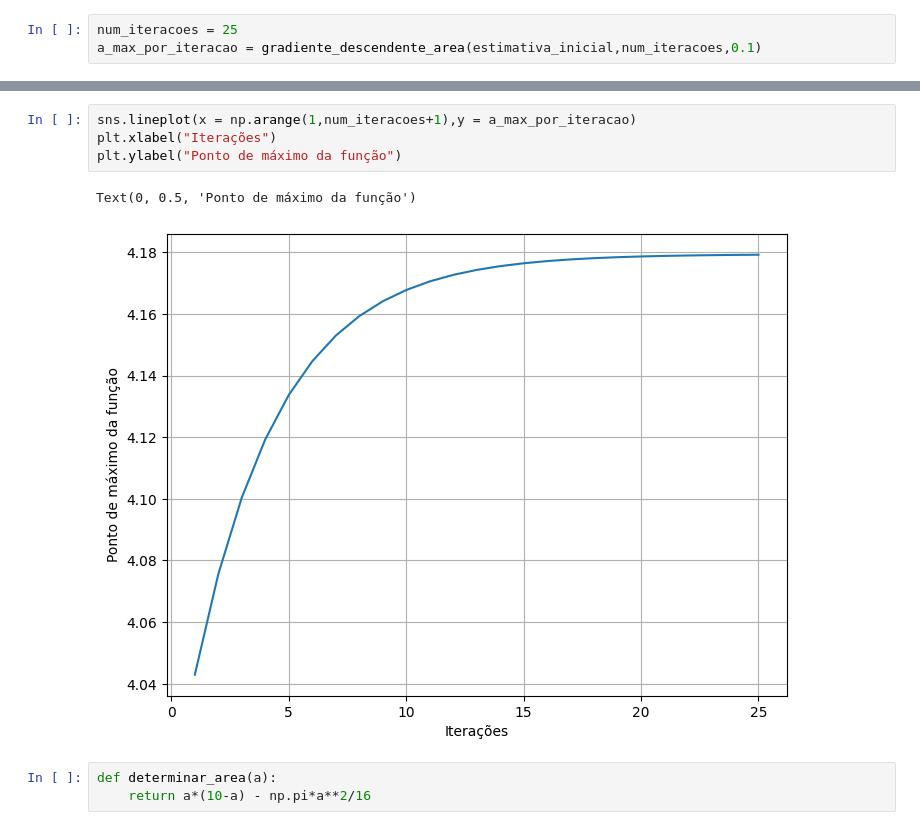
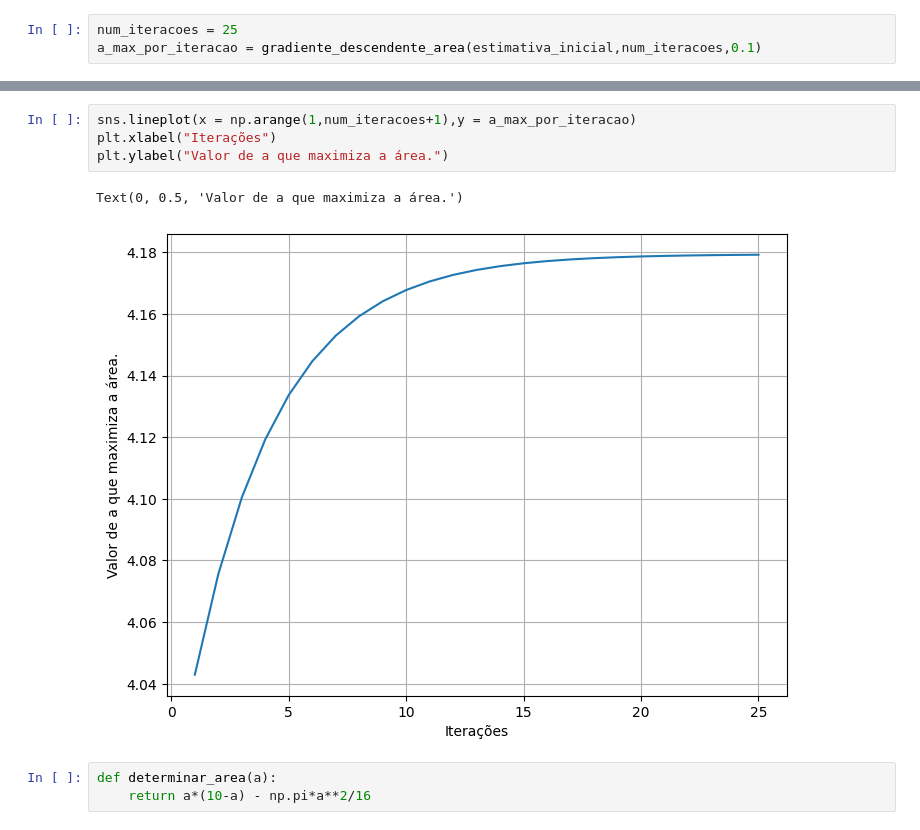
Before and after one commit to ricardoamachado/ENGA74, a Jupyter notebook: Atividade1/atividade1.ipynb, the cells around one changed output, grey strips where cells are left out. Saved outputs shown, nothing was run; the diff lists cells and outputs as text.

```diff
--- a/Atividade1/atividade1.ipynb
+++ b/Atividade1/atividade1.ipynb
@@ -52,10 +61,10 @@ array([4.04292037, 4.07557118, 4.10040964, 4.119305  , 4.13367927,
 # %%
 sns.lineplot(x = np.arange(1,num_iteracoes+1),y = a_max_por_iteracao)
 plt.xlabel("Iterações")
-plt.ylabel("Ponto de máximo da função")
+plt.ylabel("Valor de a que maximiza a área.")
 # %% [output]
-Text(0, 0.5, 'Ponto de máximo da função')
+Text(0, 0.5, 'Valor de a que maximiza a área.')
-[figure, old version]
+[figure, new version]
 # %%
 def determinar_area(a):
     return a*(10-a) - np.pi*a**2/16
```
Also changed, not shown: parts of 20 cells of this notebook, 3 other files.
